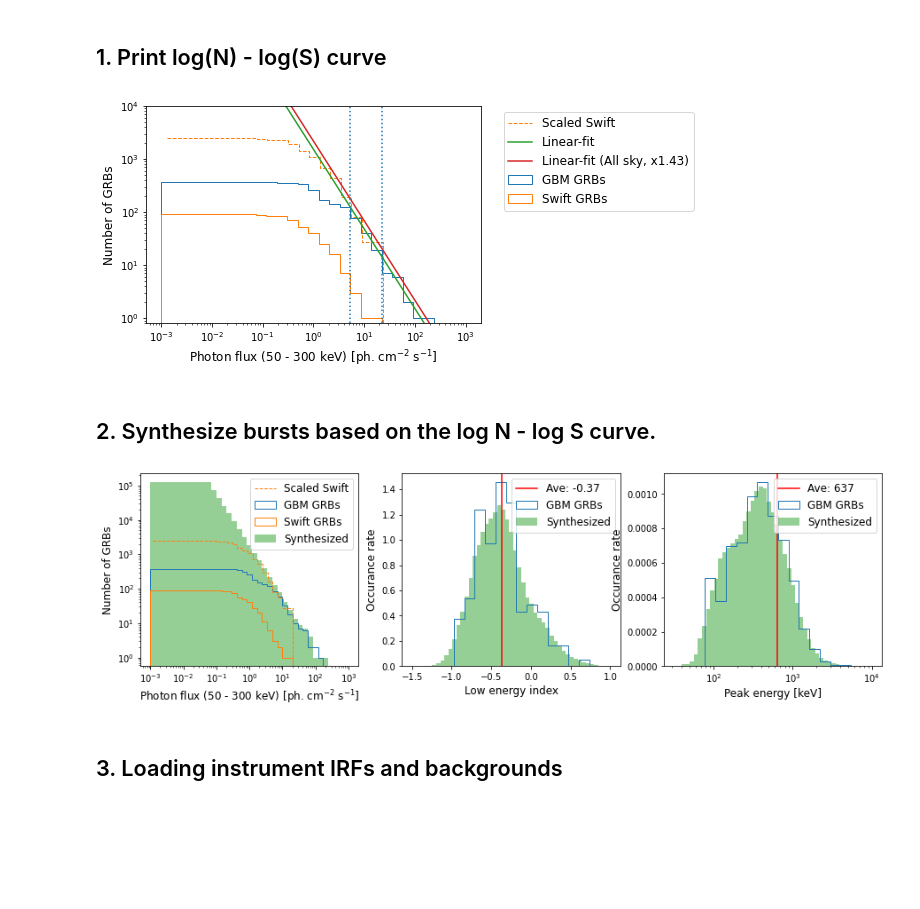
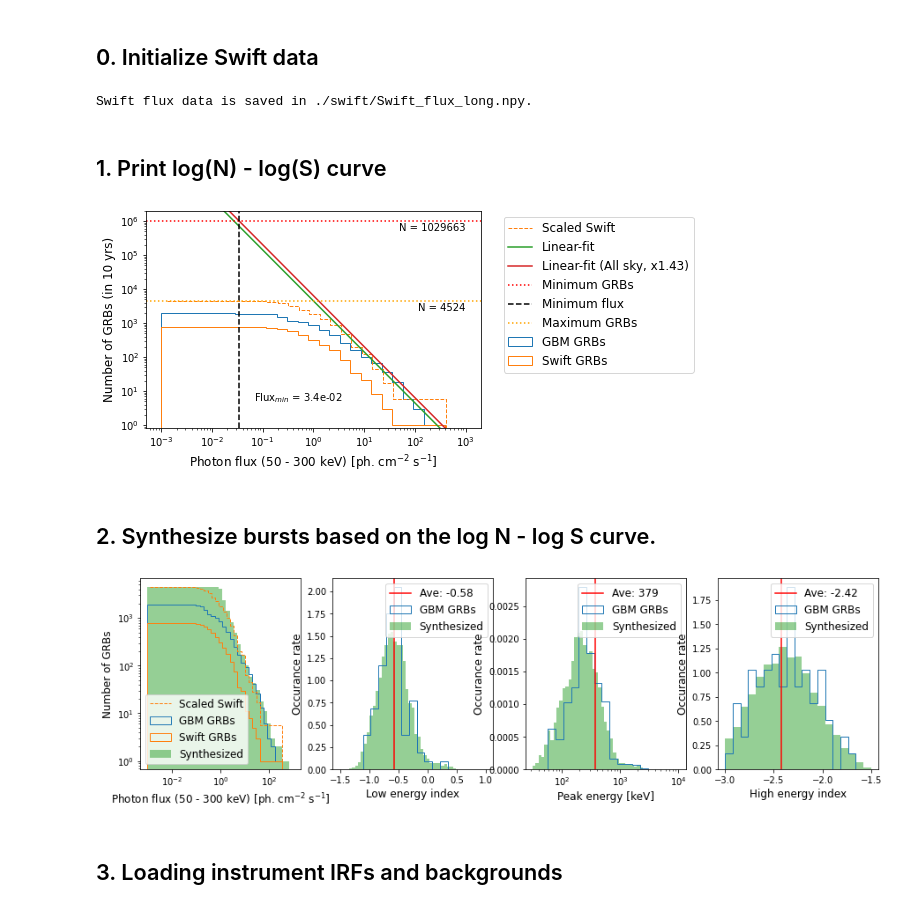
Before and after one commit to takdg123/grb_rate, a Jupyter notebook: tutorial.ipynb, the cells around one changed output. Cells and saved outputs as stored; diff of their text form; code cells hidden in the pictures; blank space fills up the shorter version.

Commit message:
fix long GRB rate

```diff
--- a/tutorial.ipynb
+++ b/tutorial.ipynb
@@ -12,0 +14,2 @@ Welcome to JupyROOT 6.23/01
+# %% [markdown]
+## 0. Initialize Swift data
@@ -13,15 +20,19 @@ Welcome to JupyROOT 6.23/01
+# %%
+getSwiftflx(info, grbType="long")
+# %% [output]
+Swift flux data is saved in ./swift/Swift_flux_long.npy.
 # %% [markdown]
 ## 1. Print log(N) - log(S) curve
 # %%
-logNlogS = rS.fit_logNlogS_curve(plotting=True)
+logNlogS = rS.fit_logNlogS_curve(plotting=True, grbType="long")
 # %% [output]
-[figure, old version]
+[figure, new version]
 # %% [markdown]
 ## 2. Synthesize bursts based on the log N - log S curve.
 # %%
-table = rS.generate_bursts(logNlogS, plotting=True)
+table = rS.generate_bursts(logNlogS, plotting=True, grbType="long")
 # %% [output]
-[figure, old version]
+[figure, new version]
 # %% [markdown]
 ## 3. Loading instrument IRFs and backgrounds
 # %%
```
Also changed, not shown: parts of 24 cells of this notebook, 2 other files.
